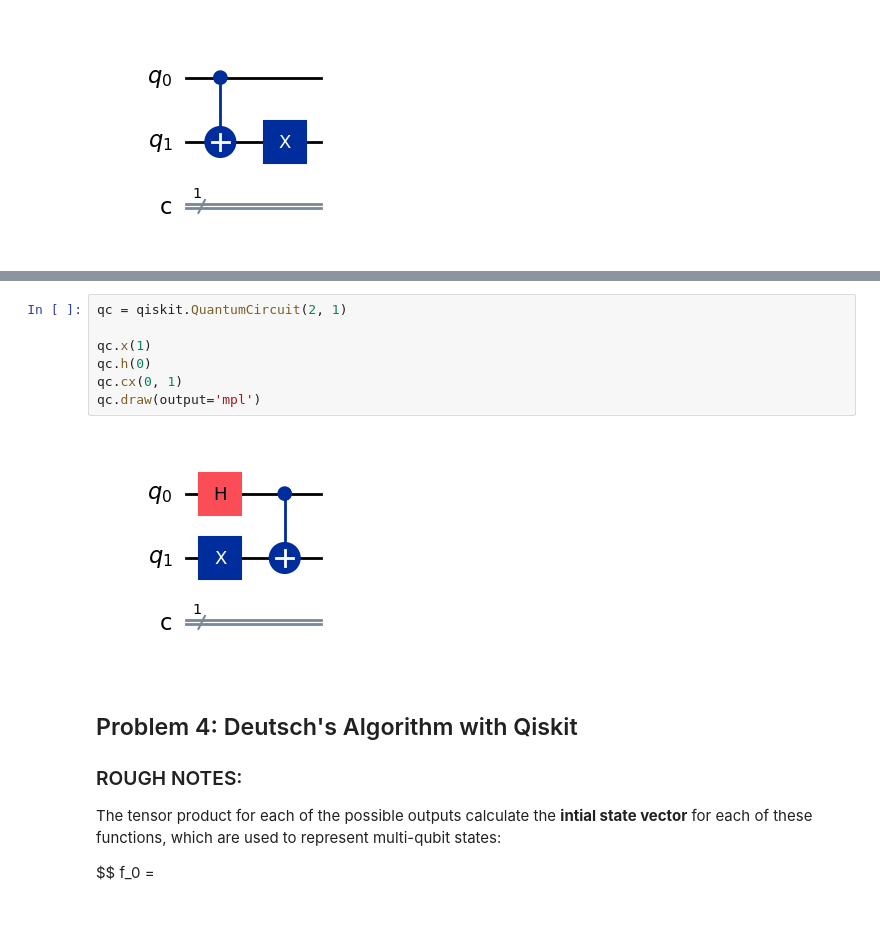
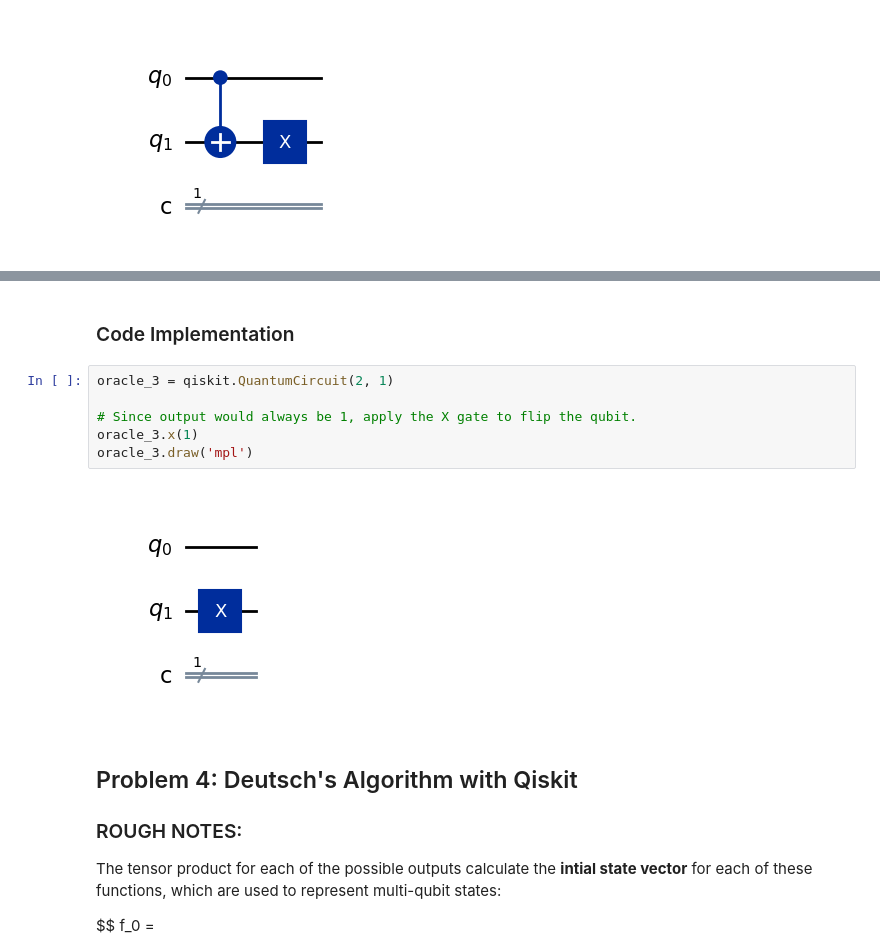
Before and after one commit to G00394925/emerging-technologies, a Jupyter notebook: problems.ipynb, the cells around one changed output, grey strips where cells are left out. Cells and saved outputs as stored; diff of their text form; blank space fills up the shorter version.

Commit message:
Create oracle for Constant 1 function

```diff
--- a/problems.ipynb
+++ b/problems.ipynb
@@ -407,12 +433,13 @@ oracle_2.draw('mpl')
+# %% [markdown]
+### Code Implementation
 # %%
-qc = qiskit.QuantumCircuit(2, 1)
+oracle_3 = qiskit.QuantumCircuit(2, 1)
 
-qc.x(1)
-qc.h(0)
-qc.cx(0, 1)
-qc.draw(output='mpl')
+# Since output would always be 1, apply the X gate to flip the qubit.
+oracle_3.x(1)
+oracle_3.draw('mpl')
 # %% [output]
-[figure, old version]
+[figure, new version]
 # %% [markdown]
 ## Problem 4: Deutsch's Algorithm with Qiskit
 
```
Also changed, not shown: parts of 2 cells of this notebook.
